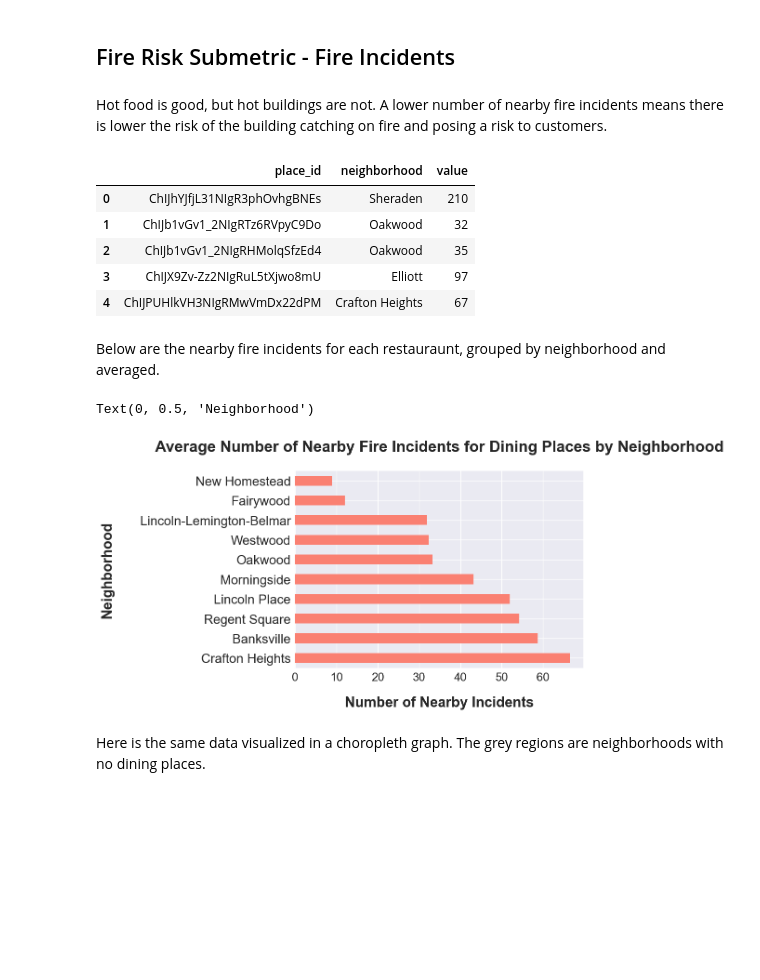
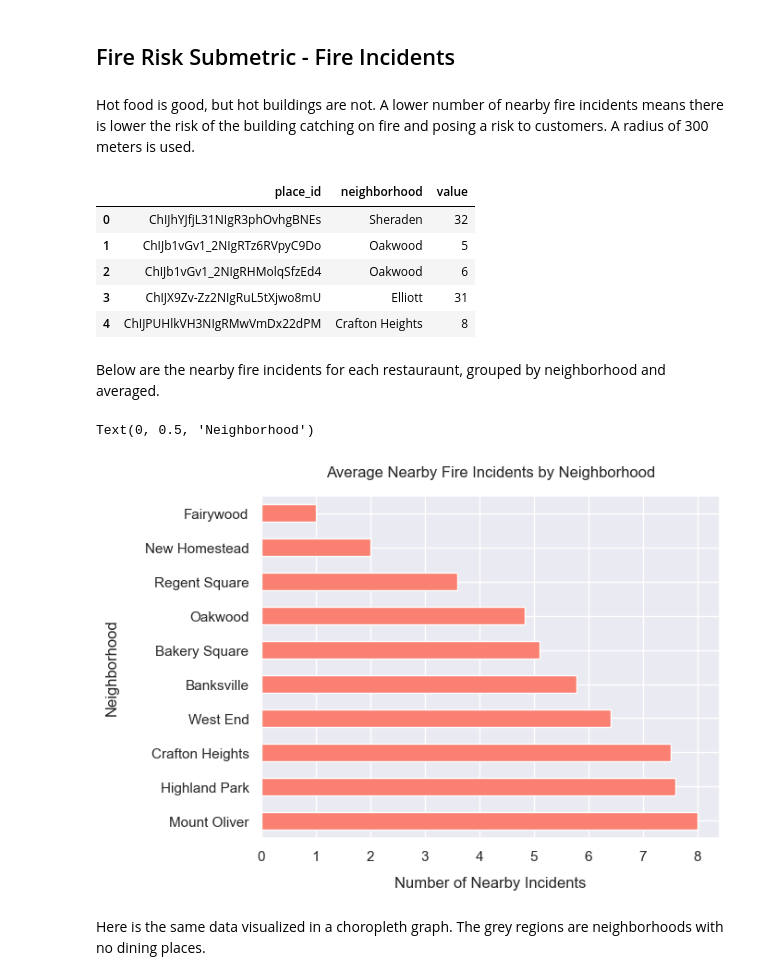
Before and after one commit to Bejofo/CMPINFO_0010_Final_Project, a Jupyter notebook: notebooks/Jason.ipynb, the cells around one changed output. Cells and saved outputs as stored; diff of their text form; code cells hidden in the pictures; blank space fills up the shorter version.

Commit message:
Updated radius

```diff
--- a/notebooks/Jason.ipynb
+++ b/notebooks/Jason.ipynb
@@ -410,43 +410,39 @@ def generate_map(incident_list):
 # %% [markdown]
 ## Fire Risk Submetric - Fire Incidents
 # %% [markdown]
-Hot food is good, but hot buildings are not. A lower number of nearby fire incidents means there is lower the risk of the building catching on fire and posing a risk to customers.
+Hot food is good, but hot buildings are not. A lower number of nearby fire incidents means there is lower the risk of the building catching on fire and posing a risk to customers. A radius of 300 meters is used.
 # %%
 import pandas
 
-# CONFIG
-RADIUS = 1
+RADIUS = 0.3
 
 output = get_nearby_incidents("../datasets/business_list/business_list.csv", "../datasets/fire_incidents/assets/fire_incidents.csv", RADIUS, "latitude", "longitude")
 fire_incidents = pandas.DataFrame(output, columns=["place_id", "neighborhood", "value"])
 fire_incidents.head()
 # %% [output]
 |  | place_id | neighborhood | value |
-| 0 | ChIJhYJfjL31NIgR3phOvhgBNEs | Sheraden | 210 |
-| 1 | ChIJb1vGv1_2NIgRTz6RVpyC9Do | Oakwood | 32 |
-| 2 | ChIJb1vGv1_2NIgRHMolqSfzEd4 | Oakwood | 35 |
-| 3 | ChIJX9Zv-Zz2NIgRuL5tXjwo8mU | Elliott | 97 |
-| 4 | ChIJPUHlkVH3NIgRMwVmDx22dPM | Crafton Heights | 67 |
+| 0 | ChIJhYJfjL31NIgR3phOvhgBNEs | Sheraden | 32 |
+| 1 | ChIJb1vGv1_2NIgRTz6RVpyC9Do | Oakwood | 5 |
+| 2 | ChIJb1vGv1_2NIgRHMolqSfzEd4 | Oakwood | 6 |
+| 3 | ChIJX9Zv-Zz2NIgRuL5tXjwo8mU | Elliott | 31 |
+| 4 | ChIJPUHlkVH3NIgRMwVmDx22dPM | Crafton Heights | 8 |
 # %% [markdown]
 Below are the nearby fire incidents for each restauraunt, grouped by neighborhood and averaged.
-# %%
-from matplotlib import style
-import matplotlib.pyplot as pyplot
-
-# Global pyplot style settings
-style.use("seaborn-v0_8-bright")
-pyplot.rc("axes", titlesize=24, labelsize=22)
-pyplot.rc("xtick", labelsize=18)
-pyplot.rc("ytick", labelsize=20)
+# %%
+import matplotlib.pyplot as pyplot
+import seaborn
+
+# Use seaborn theme
+seaborn.set_theme()
 # %%
 fire_incidents_grouped = fire_incidents.groupby("neighborhood").mean(numeric_only=True).sort_values("value", ascending=False)
 fire_incidents_grouped.tail(10).plot.barh(legend=False, color="salmon")
-pyplot.title("Average Number of Nearby Fire Incidents for Dining Places by Neighborhood", pad=30, fontweight="bold")
-pyplot.xlabel("Number of Nearby Incidents", labelpad=20, fontweight="bold")
-pyplot.ylabel("Neighborhood", labelpad=40, fontweight="bold")
+pyplot.title("Average Nearby Fire Incidents by Neighborhood", pad=15)
+pyplot.xlabel("Number of Nearby Incidents", labelpad=10)
+pyplot.ylabel("Neighborhood", labelpad=20)
 # %% [output]
 Text(0, 0.5, 'Neighborhood')
-[figure, old version]
+[figure, new version]
 # %% [markdown]
 Here is the same data visualized in a choropleth graph. The grey regions are neighborhoods with no dining places.
 # %%
```
Also changed, not shown: parts of 14 cells of this notebook, 5 other files.
